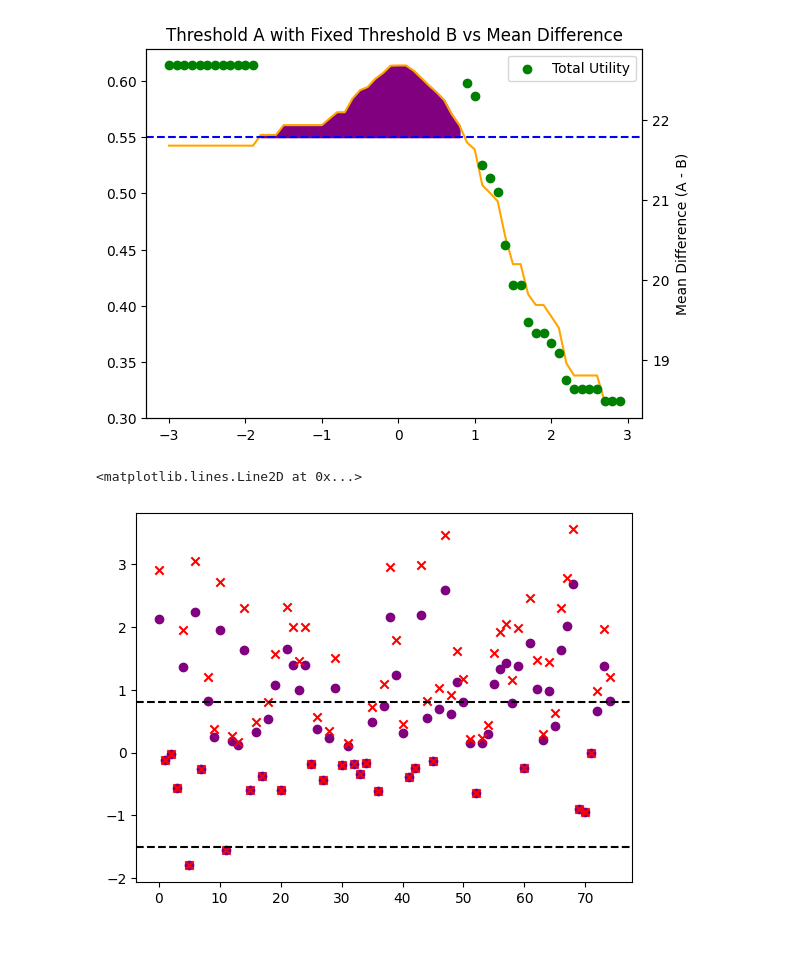
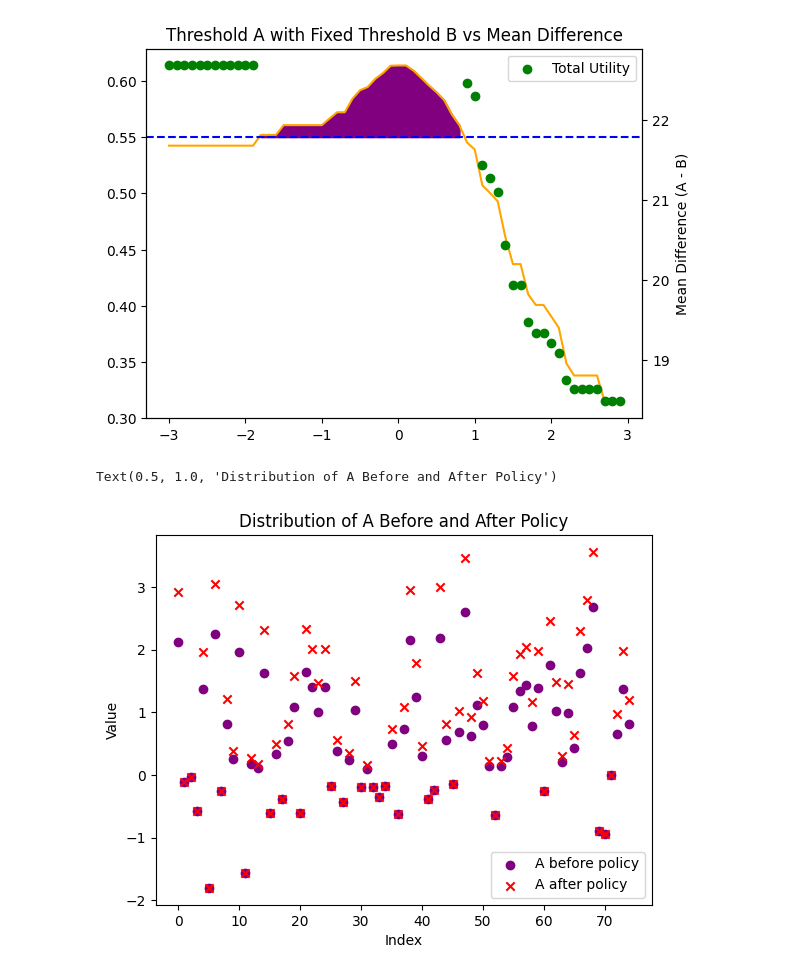
Before and after one commit to joeljins/RoAR, a Jupyter notebook: fairness/fair_thresholding_alt.ipynb, the cells around one changed output. Drawn from its saved outputs; the diff is of its cells as text; code cells hidden in the pictures; blank space fills up the shorter version.

```diff
--- a/fairness/fair_thresholding_alt.ipynb
+++ b/fairness/fair_thresholding_alt.ipynb
@@ -213,11 +213,15 @@ plt.legend()
 # %%
 a = np.array(a)
 indices = np.arange(len(a))
 
-plt.scatter(indices, a, color='purple', marker='o')
-plt.scatter(indices, max_A, color='red', marker='x', label='Max A')
-plt.axhline(y=-1.5, color='black', linestyle='--')
-plt.axhline(y=0.8, color='black', linestyle='--')
+plt.scatter(indices, a, color='purple', marker='o', label='A before policy')
+plt.scatter(indices, max_A, color='red', marker='x', label='A after policy')
+#plt.axhline(y=-1.5, color='black', linestyle='--')
+#plt.axhline(y=0.8, color='black', linestyle='--')
+plt.legend()
+plt.xlabel("Index")
+plt.ylabel("Value")
+plt.title("Distribution of A Before and After Policy")
 # %% [output]
-<matplotlib.lines.Line2D at 0x...>
+Text(0.5, 1.0, 'Distribution of A Before and After Policy')
-[figure, old version]
+[figure, new version]
```
